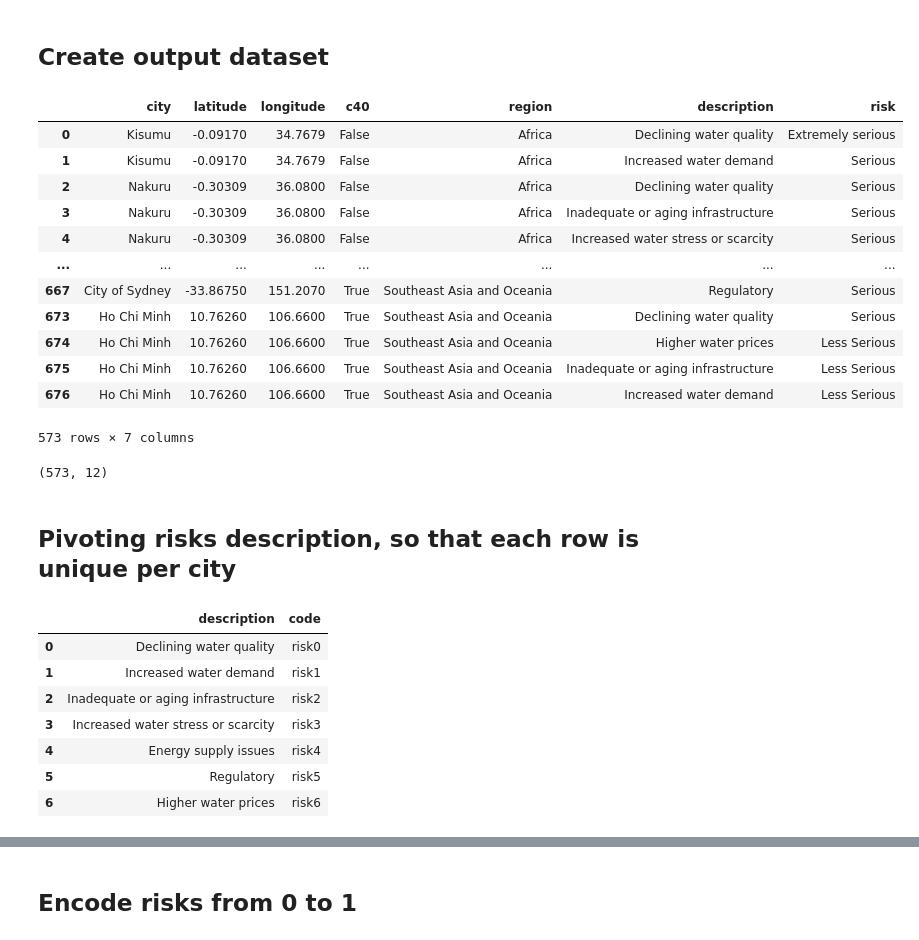
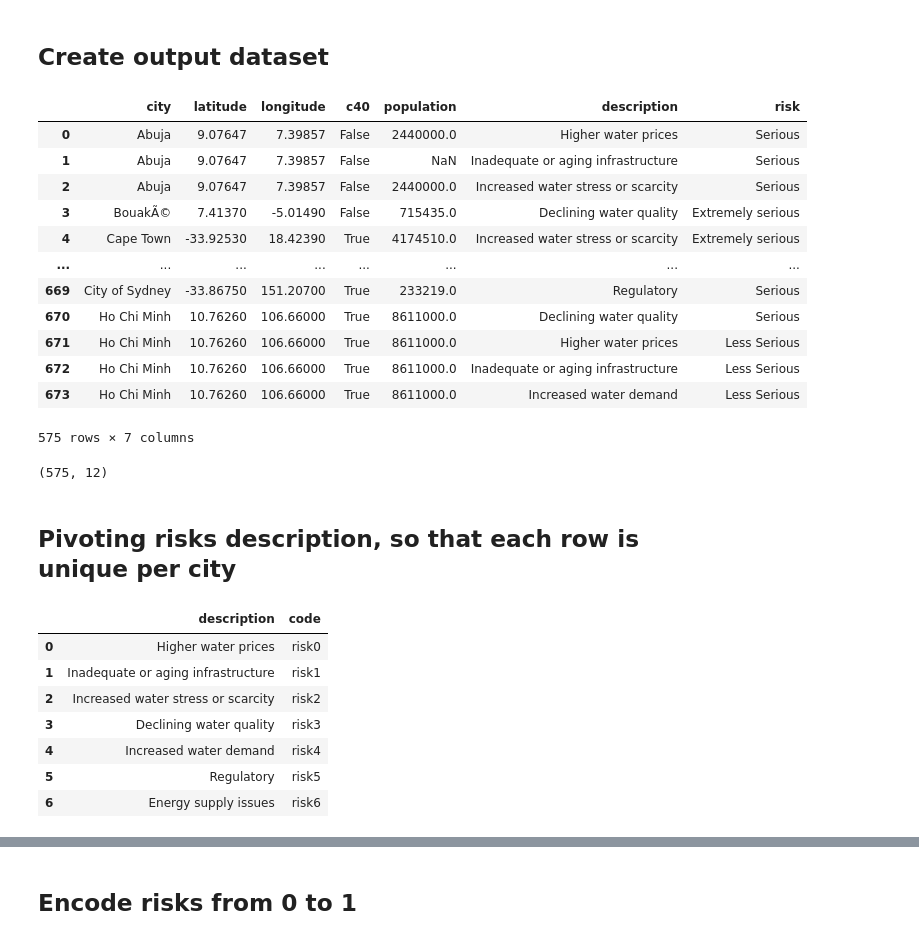
Before and after one commit to MDAIceland/WaterSecurity, a Jupyter notebook: labeled_preprocessing/Dataset Normalization and Imputation.ipynb, the cells around one changed output, grey strips where cells are left out. Cells and saved outputs as stored; diff of their text form; code cells hidden in the pictures.

```diff
--- a/labeled_preprocessing/Dataset Normalization and Imputation.ipynb
+++ b/labeled_preprocessing/Dataset Normalization and Imputation.ipynb
@@ -271,7 +270,8 @@ cw_data
 # %% [markdown]
 ## Drop metadata columns that will not be used
 # %%
-cw_data.drop(columns=['timescale','current_population','population_year'],inplace=True)
+cw_data.drop(columns=['timescale','population_year'],inplace=True)
+cw_data.rename(columns={'current_population':'population'},inplace=True)
 # %%
 len(cw_data[id_columns]), len(cw_data[id_columns].drop_duplicates())
 # %% [output]
@@ -598,28 +599,28 @@ np.mean(scores)
 # %% [markdown]
 ## Create output dataset
 # %%
-final_labeled_data = cw_data_imputed[['city','latitude','longitude','country','c40','region','magnitude','risks_to_citys_water_supply']].copy()
+final_labeled_data = cw_data_imputed[['city','latitude','longitude','country','population','c40','magnitude','risks_to_citys_water_supply']].copy()
 final_labeled_data.rename(columns={'magnitude': 'risk','risks_to_citys_water_supply': 'description'},inplace=True)
 # %%
-final_labeled_data[['city','latitude','longitude','c40', 'region','description','risk']]
+final_labeled_data[['city','latitude','longitude','c40', 'population','description','risk']]
 # %% [output]
-|  | city | latitude | longitude | c40 | region | description | risk |
-| 0 | Kisumu | -0.09170 | 34.7679 | False | Africa | Declining water quality | Extremely serious |
-| 1 | Kisumu | -0.09170 | 34.7679 | False | Africa | Increased water demand | Serious |
-| 2 | Nakuru | -0.30309 | 36.0800 | False | Africa | Declining water quality | Serious |
-| 3 | Nakuru | -0.30309 | 36.0800 | False | Africa | Inadequate or aging infrastructure | Serious |
-| 4 | Nakuru | -0.30309 | 36.0800 | False | Africa | Increased water stress or scarcity | Serious |
+|  | city | latitude | longitude | c40 | population | description | risk |
+| 0 | Abuja | 9.07647 | 7.39857 | False | 2440000.0 | Higher water prices | Serious |
+| 1 | Abuja | 9.07647 | 7.39857 | False | NaN | Inadequate or aging infrastructure | Serious |
+| 2 | Abuja | 9.07647 | 7.39857 | False | 2440000.0 | Increased water stress or scarcity | Serious |
+| 3 | BouakÃ© | 7.41370 | -5.01490 | False | 715435.0 | Declining water quality | Extremely serious |
+| 4 | Cape Town | -33.92530 | 18.42390 | True | 4174510.0 | Increased water stress or scarcity | Extremely serious |
 | ... | ... | ... | ... | ... | ... | ... | ... |
-| 667 | City of Sydney | -33.86750 | 151.2070 | True | Southeast Asia and Oceania | Regulatory | Serious |
-| 673 | Ho Chi Minh | 10.76260 | 106.6600 | True | Southeast Asia and Oceania | Declining water quality | Serious |
-| 674 | Ho Chi Minh | 10.76260 | 106.6600 | True | Southeast Asia and Oceania | Higher water prices | Less Serious |
-| 675 | Ho Chi Minh | 10.76260 | 106.6600 | True | Southeast Asia and Oceania | Inadequate or aging infrastructure | Less Serious |
-| 676 | Ho Chi Minh | 10.76260 | 106.6600 | True | Southeast Asia and Oceania | Increased water demand | Less Serious |
+| 669 | City of Sydney | -33.86750 | 151.20700 | True | 233219.0 | Regulatory | Serious |
+| 670 | Ho Chi Minh | 10.76260 | 106.66000 | True | 8611000.0 | Declining water quality | Serious |
+| 671 | Ho Chi Minh | 10.76260 | 106.66000 | True | 8611000.0 | Higher water prices | Less Serious |
+| 672 | Ho Chi Minh | 10.76260 | 106.66000 | True | 8611000.0 | Inadequate or aging infrastructure | Less Serious |
+| 673 | Ho Chi Minh | 10.76260 | 106.66000 | True | 8611000.0 | Increased water demand | Less Serious |
-573 rows × 7 columns
+575 rows × 7 columns
 # %%
 cw_data_imputed[id_columns].drop_duplicates().shape
 # %% [output]
-(573, 12)
+(575, 12)
 # %% [markdown]
 ## Pivoting risks description, so that each row is unique per city
 # %%
@@ -632,10 +633,10 @@ final_labeled_data['description'] = final_labeled_data['description'].apply(lamb
 risks_df
 # %% [output]
 |  | description | code |
-| 0 | Declining water quality | risk0 |
-| 1 | Increased water demand | risk1 |
-| 2 | Inadequate or aging infrastructure | risk2 |
-| 3 | Increased water stress or scarcity | risk3 |
-| 4 | Energy supply issues | risk4 |
+| 0 | Higher water prices | risk0 |
+| 1 | Inadequate or aging infrastructure | risk1 |
+| 2 | Increased water stress or scarcity | risk2 |
+| 3 | Declining water quality | risk3 |
+| 4 | Increased water demand | risk4 |
 | 5 | Regulatory | risk5 |
-| 6 | Higher water prices | risk6 |
+| 6 | Energy supply issues | risk6 |
```
Also changed, not shown: parts of 35 cells of this notebook, 7 other files.
